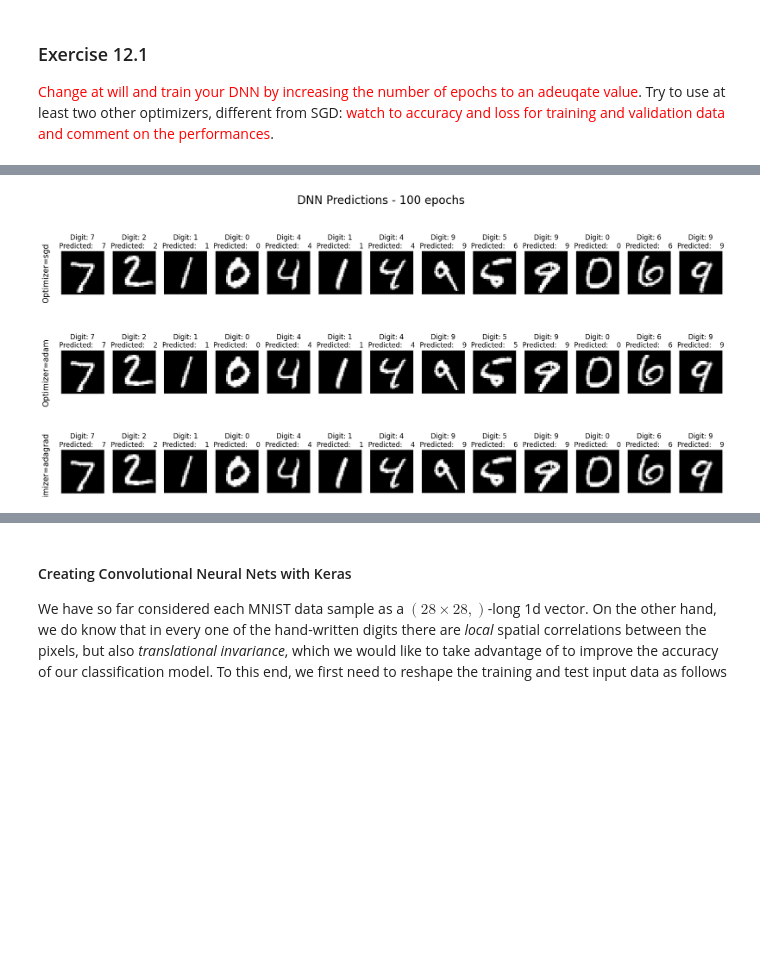
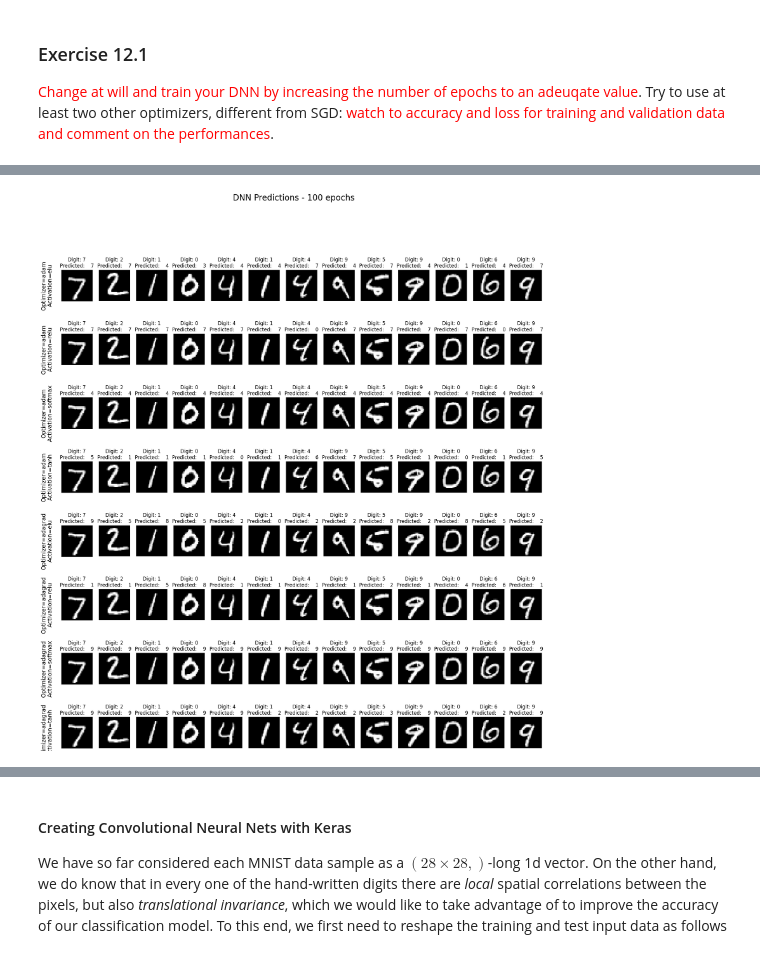
Before and after one commit to lazzerialberto/sim_numerica, a Jupyter notebook: lezione_12/LSN_Exercises_12.ipynb, the cells around one changed output, grey strips where cells are left out. Cells and saved outputs as stored; diff of their text form; code cells hidden in the pictures; blank space fills up the shorter version.

```diff
--- a/lezione_12/LSN_Exercises_12.ipynb
+++ b/lezione_12/LSN_Exercises_12.ipynb
@@ -415,16 +375,16 @@ plt.show()
 # %%
-fig, axes = plt.subplots(len(n_epochs), len(optimizers), figsize=(17, 14), sharex=False, sharey=False)
-fig.suptitle('DNN - Accuracy with different hyperparameters', fontsize=20)
+fig, axes = plt.subplots(len(activ), len(optimizers), figsize=(12, 18), sharex=False, sharey=False)
+fig.suptitle(r'DNN - Accuracy with different hyperparameters ($100$ epochs)', fontsize=20)
 
-for i, epoch in enumerate(n_epochs):
+for i, activation in enumerate(activ):
     for j, optimizer in enumerate(optimizers):
         ax = axes[i, j]
-        key = f'step_{j}_{i}'
-        if key in history:
-            ax.plot(history[key].history['acc'],c='green', label=r'Training')
-            ax.plot(history[key].history['val_acc'],c='cyan', label=r'Validation')
+        key = f'step_{optimizer}_{activation}'
+        if key in loaded_history:
+            ax.plot(loaded_history[key]['acc'],c='green', label=r'Training')
+            ax.plot(loaded_history[key]['val_acc'],c='cyan', label=r'Validation')
 
-        ax.set_title(f'Epochs={epoch}, Optimizer={optimizer}',fontsize=14)
+        ax.set_title(f'Activation func.={activation}, Optimizer={optimizer}',fontsize=14)
         ax.legend()
         ax.set_xlabel('Epoch',fontsize=12)
         ax.set_ylabel('Accuracy',fontsize=12)
@@ -436,18 +396,26 @@ plt.show()
 # %%
-fig, axes = plt.subplots(len(optimizers),13, figsize=(21, 9), sharex=False, sharey=False)
+predictions_n={}
+new_X_test_n={}
+
+fig, axes = plt.subplots(len(optimizers)*len(activ),13, figsize=(21, 22), sharex=False, sharey=False)
 fig.suptitle('DNN Predictions - 100 epochs', fontsize=20)
-for j in range(len(optimizers)):
-    axes[j, 0].set_ylabel(f"Optimizer={optimizers[j]}", fontsize=14, labelpad=20)
-    for i in range(13):
-        ax = axes[j,i]
-        key=f'step_{j}_{0}'
-        ax.imshow(new_X_test[key][i, :, :, 0], cmap='gray')
-        ax.set_title("Digit: {}\nPredicted:    {}".format(np.argmax(Y_test[i]), np.argmax(predictions[key][i])))
-        if i!=0:
-            ax.axis('off')
-        ax.set_xticks([])
-        ax.set_yticks([])
-        ax.set_xticklabels([])
-        ax.set_yticklabels([])
+
+for j,optim in enumerate(optimizers):
+	for k,activation in enumerate(activ):
+		axes[j*len(activ)+k, 0].set_ylabel(f"Optimizer={optim}\nActivation={activation}", fontsize=14, labelpad=20)
+		for i in range(13):
+			ax = axes[j*len(activ)+k,i]
+			key=f'step_{optim}_{activation}'
+			model_DNN_n=keras.models.load_model("./DNN/Model_"+optim+"_"+activation+".h5")
+			predictions_n[key] = model_DNN_n.predict(X_test,verbose=0)
+			new_X_test_n[key] = X_test.reshape(X_test.shape[0], img_rows, img_cols,1)
+			ax.imshow(new_X_test_n[key][i, :, :, 0], cmap='gray')
+			ax.set_title("Digit: {}\nPredicted:    {}".format(np.argmax(Y_test[i]), np.argmax(predictions_n[key][i])))
+			if i!=0:
+				ax.axis('off')
+			ax.set_xticks([])
+			ax.set_yticks([])
+			ax.set_xticklabels([])
+			ax.set_yticklabels([])
 plt.show()
 # %% [output]
@@ -454 +439 @@ plt.show()
-[figure, old version]
+[figure, new version]
```
Also changed, not shown: parts of 19 cells of this notebook, 52 other files.
